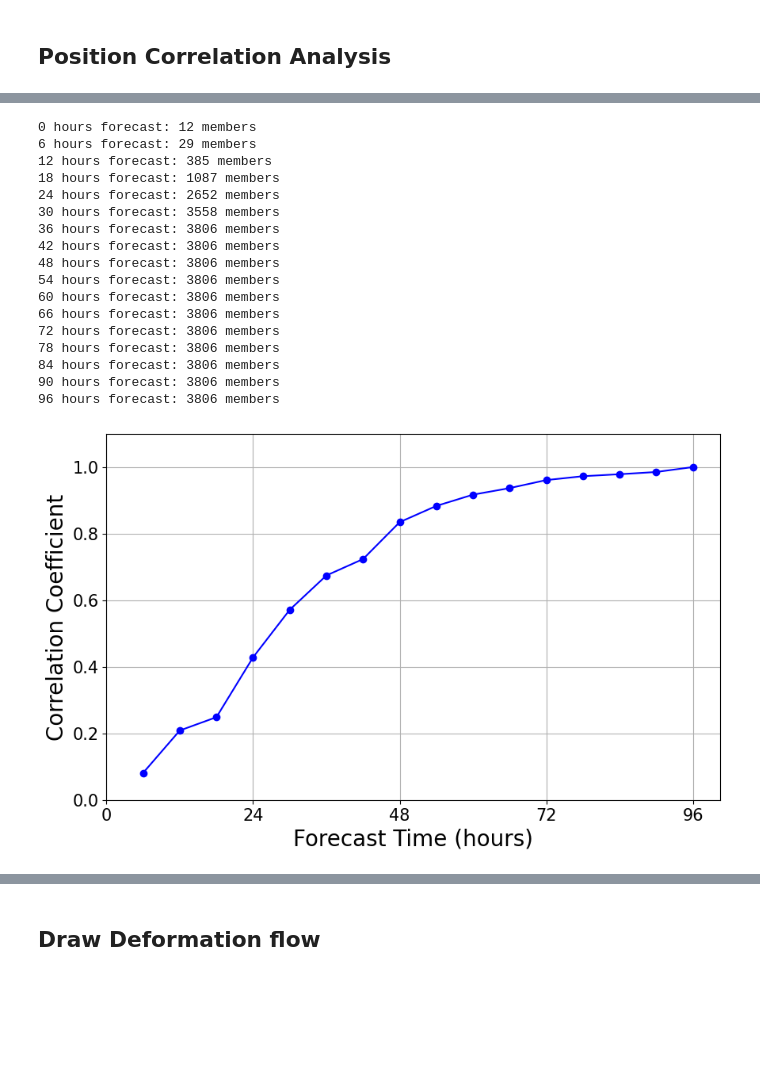
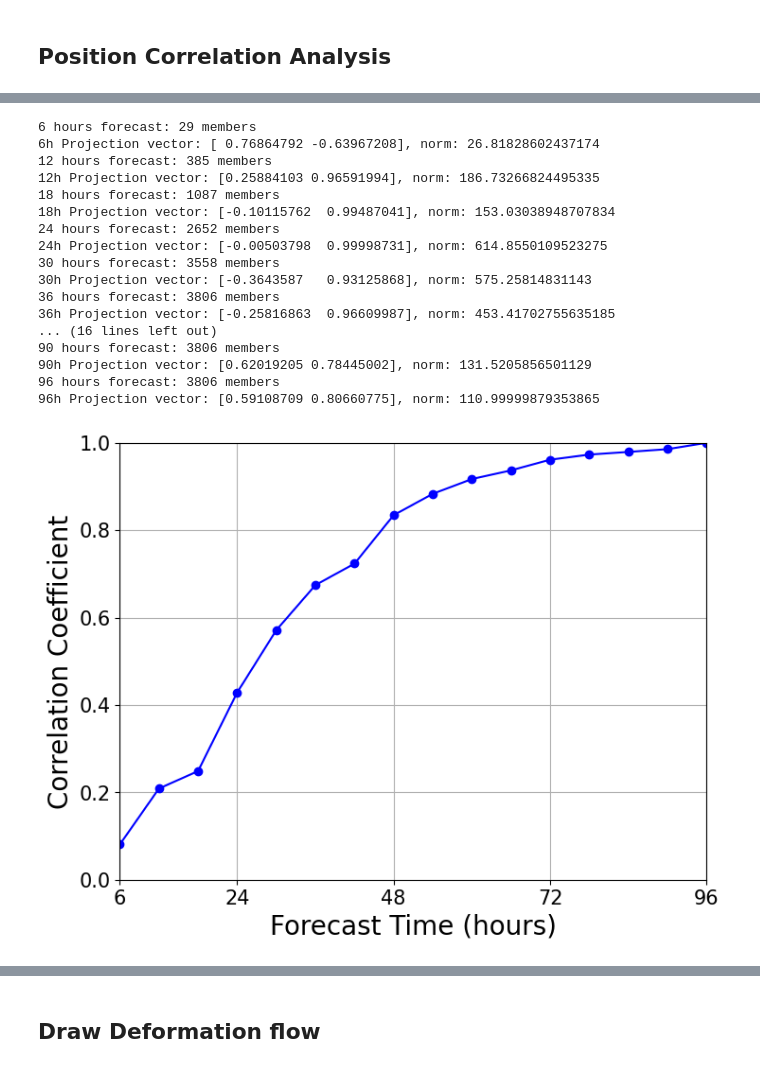
Before and after one commit to jjoo0727/Convective-Systems-Tropical-Dynamics-Laboratory, a Jupyter notebook: sensitivity/sensitivity_all_variances.ipynb, the cells around one changed output, grey strips where cells are left out. Cells and saved outputs as stored; diff of their text form; code cells hidden in the pictures; blank space fills up the shorter version.

```diff
--- a/sensitivity/sensitivity_all_variances.ipynb
+++ b/sensitivity/sensitivity_all_variances.ipynb
@@ -1514,7 +1541,7 @@ Processing 24 hours forecast...
 # %%
 corr_list = []
 
-for predict_interval in range(0, 97, 6):
+for predict_interval in range(6, 97, 6):
     datetime1 = key_time + timedelta(hours=int(predict_interval))
 
     ens_idx_list = []
@@ -1555,11 +1582,12 @@ for predict_interval in range(0, 97, 6):
     pca_mid.fit(corr_pos_mid)
     pca_mid.mean_[0] = pca_mid.mean_[0] / np.cos(np.radians(pca_mid.mean_[1])) + np.mean(mid_pos[:, 0])
     ensemble_mean = np.mean(pca_mid.transform(corr_pos_mid)[:, 0])
+    print(pca_mid.components_)
 
     #distance 구하기
     corr_pos_mid = np.copy(mid_pos)
     corr_pos_mid[:, 0] = (mid_pos[:, 0]-np.mean(mid_pos[:, 0])) * np.cos(np.radians(mid_pos[:, 1]))  # 경도에 cos(위도)를 곱해 거리 왜곡 보정
-    projection = pca_tar.transform(corr_pos_mid)[:, 0]  # 주축에 투영된 데이터 (1차원)
+    projection = pca_mid.transform(corr_pos_mid)[:, 0]  # 주축에 투영된 데이터 (1차원)
 
     # distances_mid = (projection - ensemble_mean) * 111
     distances_mid = mid_pos[:,1]
@@ -1567,13 +1595,15 @@ for predict_interval in range(0, 97, 6):
     corr_list.append(np.abs(np.corrcoef(distances_mid, distances_tar)[0, 1]))
 
 
-plt.figure(figsize=(10, 6))
-plt.ylim(0,1.1)
-plt.plot(range(0, 97, 6), np.abs(corr_list), marker='o', linestyle='-', color='b')
+plt.figure(figsize=(8, 6))
+plt.ylim(0,1.0)
+plt.xlim(6, 96)
+plt.plot(range(6, 97, 6), np.abs(corr_list), marker='o', linestyle='-', color='b')
 # plt.title(f'Correlation between Mid and Target Positions for {storm_name} ({key_str})')
 plt.xlabel('Forecast Time (hours)', fontsize=20)
 plt.ylabel('Correlation Coefficient', fontsize=20)
 plt.yticks(np.arange(0, 1.1, 0.2), fontsize=15)
-plt.xticks(range(0, 97, 24), fontsize=15)
+plt.xticks(range(24, 97, 24), fontsize=15)
 plt.grid()
+plt.show()
 # %% [output]
@@ -1598,7 +1628,9 @@ plt.grid()
 # %%
 corr_list = []
+axis_vec_dict = {}
 
-for predict_interval in range(0, 97, 6):
+# 0h에서는 태풍의 위치가 모두 동일해서 효과가 없음
+for predict_interval in range(6, 97, 6):
     datetime1 = key_time + timedelta(hours=int(predict_interval))
 
     ens_idx_list = []
@@ -1624,19 +1656,15 @@ for predict_interval in range(0, 97, 6):
     pca_tar.fit(corr_pos_tar)
     pca_tar.mean_[0] = pca_tar.mean_[0] / np.cos(np.radians(pca_tar.mean_[1])) + np.mean(tar_pos[:, 0])
     ensemble_mean = np.mean(pca_tar.transform(corr_pos_tar)[:, 0])
-
-    #distance 구하기
-    corr_pos_tar = np.copy(tar_pos)
-    corr_pos_tar[:, 0] = (tar_pos[:, 0]-np.mean(tar_pos[:, 0])) * np.cos(np.radians(tar_pos[:, 1]))  # 경도에 cos(위도)를 곱해 거리 왜곡 보정
     projection = pca_tar.transform(corr_pos_tar)[:, 0]  # 주축에 투영된 데이터 (1차원)
 
     distances_tar = (projection - ensemble_mean) * 111
 
-    mid_corr = np.asarray(mid_pos, dtype=float).copy()
-    mid_corr[:, 0] = mid_corr[:, 0] * np.cos(np.radians(mid_corr[:, 1]))
+    corr_pos_mid = np.copy(mid_pos)
+    corr_pos_mid[:, 0] = (mid_pos[:, 0]-np.mean(mid_pos[:, 0])) * np.cos(np.radians(mid_pos[:, 1]))  # 경도에 cos(위도)를 곱해 거리 왜곡 보정
 
     # 2) 중앙화 (상관계수는 평균에 민감하니 X, y 모두 중심화)
-    X = mid_corr - mid_corr.mean(axis=0)             # shape (N, 2)
+    X = corr_pos_mid - corr_pos_mid.mean(axis=0)             # shape (N, 2)
     y = distances_tar - distances_tar.mean()         # shape (N,)
 
     # 3) 공분산 기반 해: w ∝ Σ_xx^{-1} Σ_xy  (회귀계수와 동일)
@@ -1653,47 +1681,52 @@ for predict_interval in range(0, 97, 6):
         # 퇴화 상황: 위도만 쓰는 등 fallback
         axis_vec = np.array([0.0, 1.0])
     else:
         axis_vec = w / norm
 
     proj_mid = (X @ axis_vec) * 111.0   # 중간시점의 최상관 투영값 (km)
+    axis_vec_dict[predict_interval] = axis_vec
+    print(f'{predict_interval}h Projection vector: {axis_vec}, norm: {norm}')
 
     # 5) 부호 정렬: distances_tar와 양의 상관이 되도록 축 방향 통일(가독성)
     r = np.corrcoef(proj_mid, y)[0, 1]
     if r < 0:
         proj_mid = -proj_mid
         r = -r
 
     # 6) 최종 상관 저장
     corr_list.append(r)   # 절댓값이 아니라 이미 양(+)으로 맞춤
 
-plt.figure(figsize=(10, 6))
-plt.ylim(0,1.1)
-plt.plot(range(0, 97, 6), np.abs(corr_list), marker='o', linestyle='-', color='b')
+
+plt.figure(figsize=(8, 6))
+plt.ylim(0,1.0)
+plt.xlim(6, 96)
+plt.plot(range(6, 97, 6), np.abs(corr_list), marker='o', linestyle='-', color='b')
 # plt.title(f'Correlation between Mid and Target Positions for {storm_name} ({key_str})')
 plt.xlabel('Forecast Time (hours)', fontsize=20)
 plt.ylabel('Correlation Coefficient', fontsize=20)
 plt.yticks(np.arange(0, 1.1, 0.2), fontsize=15)
-plt.xticks(range(0, 97, 24), fontsize=15)
+plt.xticks([6]+list(range(24,97,24)), fontsize=15)
 plt.grid()
+plt.show()
 # %% [output]
-0 hours forecast: 12 members
 6 hours forecast: 29 members
+6h Projection vector: [ 0.76864792 -0.63967208], norm: 26.81828602437174
 12 hours forecast: 385 members
+12h Projection vector: [0.25884103 0.96591994], norm: 186.73266824495335
 18 hours forecast: 1087 members
+18h Projection vector: [-0.10115762  0.99487041], norm: 153.03038948707834
 24 hours forecast: 2652 members
+24h Projection vector: [-0.00503798  0.99998731], norm: 614.8550109523275
 30 hours forecast: 3558 members
+30h Projection vector: [-0.3643587   0.93125868], norm: 575.25814831143
 36 hours forecast: 3806 members
-42 hours forecast: 3806 members
-48 hours forecast: 3806 members
-54 hours forecast: 3806 members
-60 hours forecast: 3806 members
-66 hours forecast: 3806 members
-72 hours forecast: 3806 members
-78 hours forecast: 3806 members
-84 hours forecast: 3806 members
+36h Projection vector: [-0.25816863  0.96609987], norm: 453.41702755635185
+... (16 lines left out)
 90 hours forecast: 3806 members
+90h Projection vector: [0.62019205 0.78445002], norm: 131.5205856501129
 96 hours forecast: 3806 members
+96h Projection vector: [0.59108709 0.80660775], norm: 110.99999879353865
-[figure, old version]
+[figure, new version]
 # %%
 for predict_interval in range(12, 13, 12):
     print(f'Processing {predict_interval} hours forecast...')
```
Also changed, not shown: parts of 17 cells of this notebook, 1 other file.
